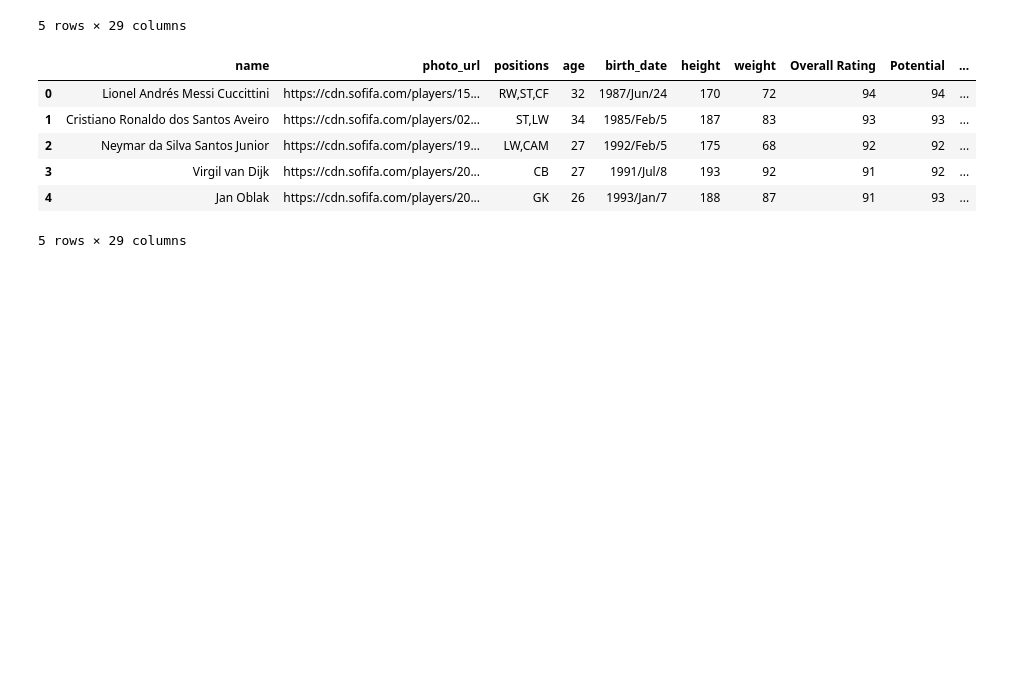
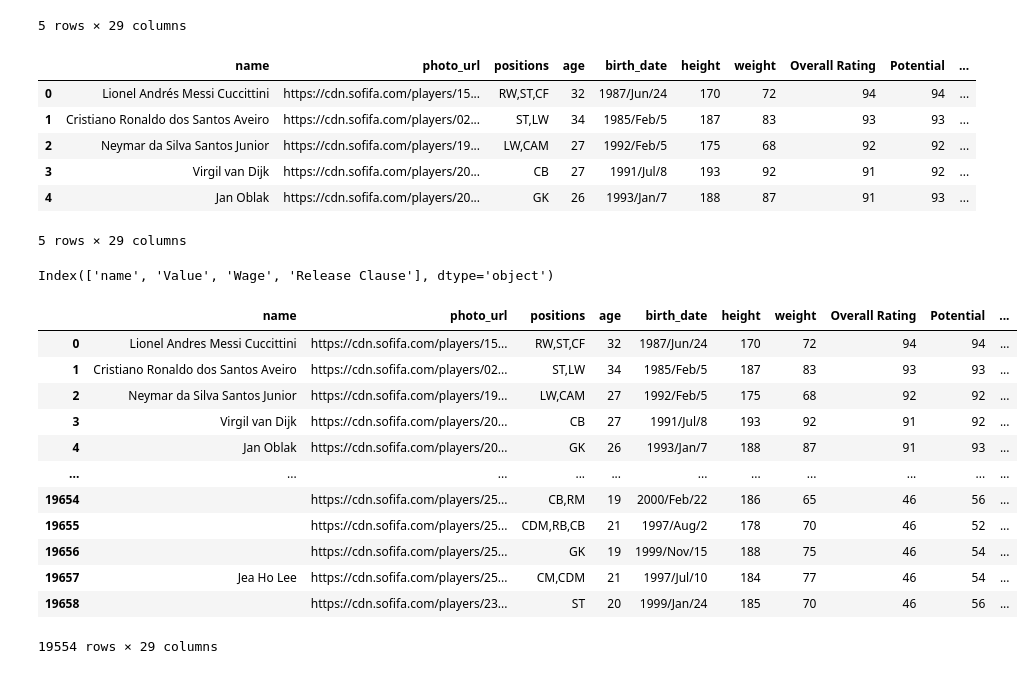
Before and after one commit to sauravhiremath/fifa-stats-crawler, a Jupyter notebook: utils/Fifa_dataset_2020.ipynb, the cells around one changed output. Cells and saved outputs as stored; diff of their text form; code cells hidden in the pictures; blank space fills up the shorter version.

```diff
--- a/utils/Fifa_dataset_2020.ipynb
+++ b/utils/Fifa_dataset_2020.ipynb
@@ -36,6 +37,26 @@ df.head()
 | 3 | Virgil van Dijk | https://cdn.sofifa.com/players/20... | CB | 27 | 1991/Jul/8 | 193 | 92 | 91 | 92 | ... |
 | 4 | Jan Oblak | https://cdn.sofifa.com/players/20... | GK | 26 | 1993/Jan/7 | 188 | 87 | 91 | 93 | ... |
 5 rows × 29 columns
+# %%
+cols = df.columns[df.columns.isin(['name','Value', 'Wage', 'Release Clause'])]
+print(cols)
+df[cols] = df[cols].apply(lambda x: x.str.normalize('NFKD').str.encode('ascii', errors='ignore').str.decode('utf-8'))
+df
+# %% [output]
+Index(['name', 'Value', 'Wage', 'Release Clause'], dtype='object')
+|  | name | photo_url | positions | age | birth_date | height | weight | Overall Rating | Potential | ... |
+| 0 | Lionel Andres Messi Cuccittini | https://cdn.sofifa.com/players/15... | RW,ST,CF | 32 | 1987/Jun/24 | 170 | 72 | 94 | 94 | ... |
+| 1 | Cristiano Ronaldo dos Santos Aveiro | https://cdn.sofifa.com/players/02... | ST,LW | 34 | 1985/Feb/5 | 187 | 83 | 93 | 93 | ... |
+| 2 | Neymar da Silva Santos Junior | https://cdn.sofifa.com/players/19... | LW,CAM | 27 | 1992/Feb/5 | 175 | 68 | 92 | 92 | ... |
+| 3 | Virgil van Dijk | https://cdn.sofifa.com/players/20... | CB | 27 | 1991/Jul/8 | 193 | 92 | 91 | 92 | ... |
+| 4 | Jan Oblak | https://cdn.sofifa.com/players/20... | GK | 26 | 1993/Jan/7 | 188 | 87 | 91 | 93 | ... |
+| ... | ... | ... | ... | ... | ... | ... | ... | ... | ... | ... |
+| 19654 |  | https://cdn.sofifa.com/players/25... | CB,RM | 19 | 2000/Feb/22 | 186 | 65 | 46 | 56 | ... |
+| 19655 |  | https://cdn.sofifa.com/players/25... | CDM,RB,CB | 21 | 1997/Aug/2 | 178 | 70 | 46 | 52 | ... |
+| 19656 |  | https://cdn.sofifa.com/players/25... | GK | 19 | 1999/Nov/15 | 188 | 75 | 46 | 54 | ... |
+| 19657 | Jea Ho Lee | https://cdn.sofifa.com/players/25... | CM,CDM | 21 | 1997/Jul/10 | 184 | 77 | 46 | 54 | ... |
+| 19658 |  | https://cdn.sofifa.com/players/23... | ST | 20 | 1999/Jan/24 | 185 | 70 | 46 | 56 | ... |
+19554 rows × 29 columns
 # %%
 # Export modified dataframe to json
 df.to_json('../data/json/players_stats_modified.json', orient='records', force_ascii=False)
```
Also changed, not shown: parts of 1 cell of this notebook.
